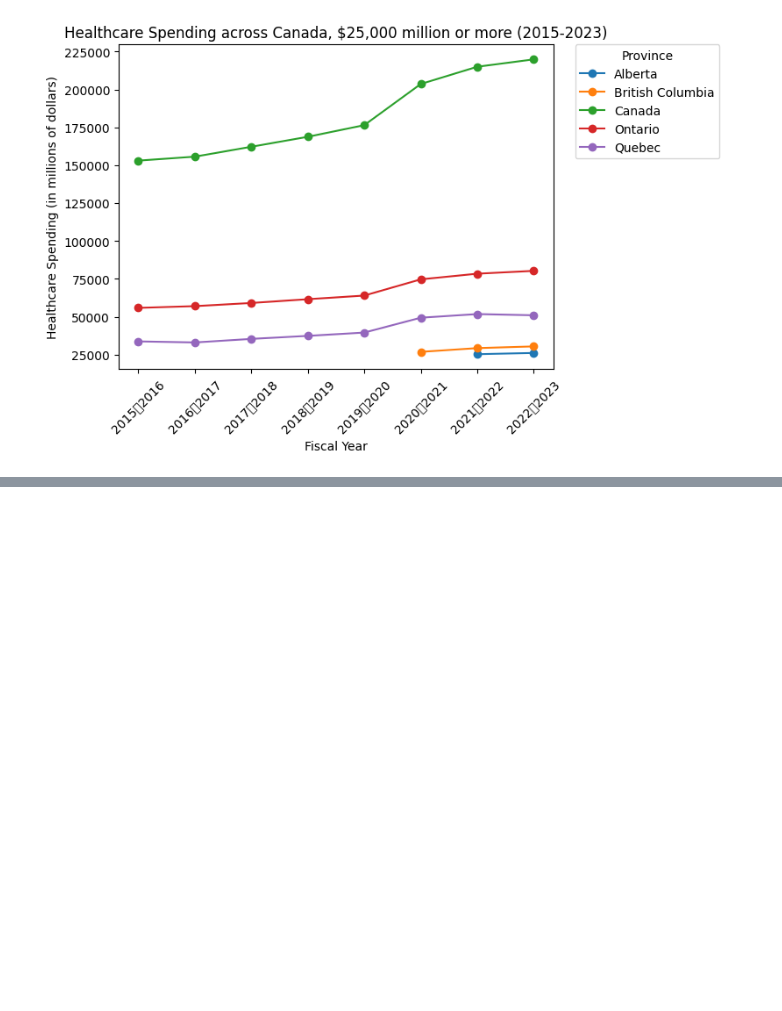
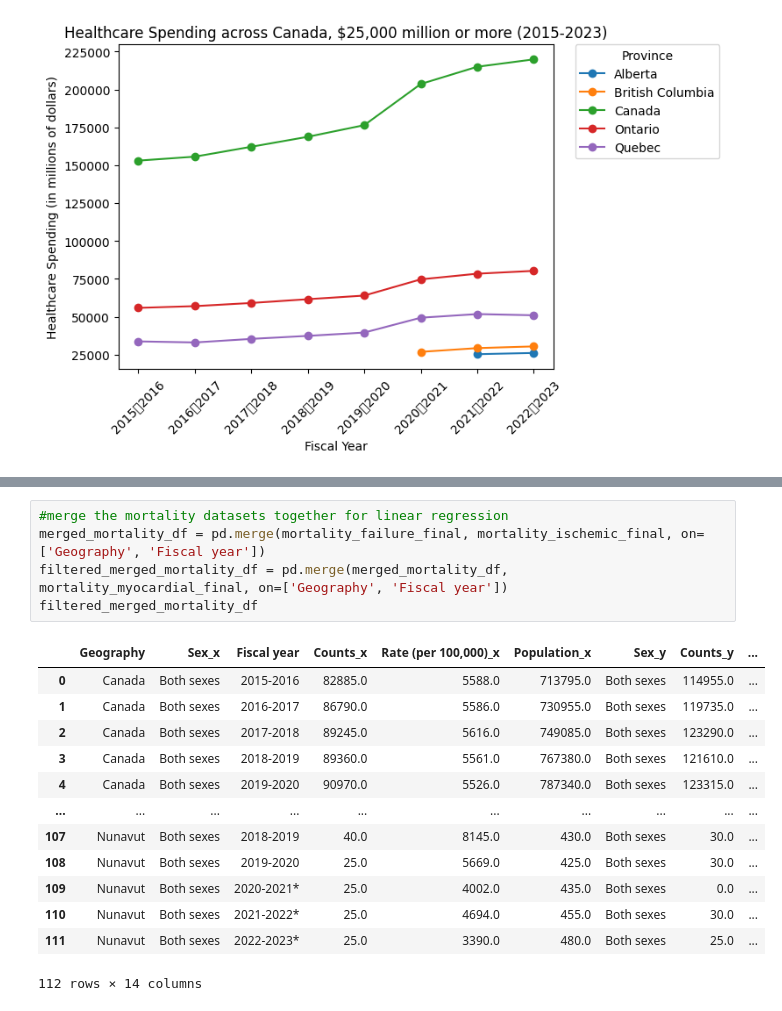
Before and after one commit to MuskanNarwal/Group-Project-3, a Jupyter notebook: Data Cleaning/cleaning.ipynb, the cells around one changed output, grey strips where cells are left out. Drawn from its saved outputs; the diff is of its cells as text; blank space fills up the shorter version.

Commit message:
linear

```diff
--- a/Data Cleaning/cleaning.ipynb
+++ b/Data Cleaning/cleaning.ipynb
@@ -818,0 +865,19 @@ plt.show()
+# %%
+#merge the mortality datasets together for linear regression
+merged_mortality_df = pd.merge(mortality_failure_final, mortality_ischemic_final, on=['Geography', 'Fiscal year'])
+filtered_merged_mortality_df = pd.merge(merged_mortality_df, mortality_myocardial_final, on=['Geography', 'Fiscal year'])
+filtered_merged_mortality_df
+# %% [output]
+|  | Geography | Sex_x | Fiscal year | Counts_x | Rate (per 100,000)_x | Population_x | Sex_y | Counts_y | ... |
+| 0 | Canada | Both sexes | 2015-2016 | 82885.0 | 5588.0 | 713795.0 | Both sexes | 114955.0 | ... |
+| 1 | Canada | Both sexes | 2016-2017 | 86790.0 | 5586.0 | 730955.0 | Both sexes | 119735.0 | ... |
+| 2 | Canada | Both sexes | 2017-2018 | 89245.0 | 5616.0 | 749085.0 | Both sexes | 123290.0 | ... |
+| 3 | Canada | Both sexes | 2018-2019 | 89360.0 | 5561.0 | 767380.0 | Both sexes | 121610.0 | ... |
+| 4 | Canada | Both sexes | 2019-2020 | 90970.0 | 5526.0 | 787340.0 | Both sexes | 123315.0 | ... |
+| ... | ... | ... | ... | ... | ... | ... | ... | ... | ... |
+| 107 | Nunavut | Both sexes | 2018-2019 | 40.0 | 8145.0 | 430.0 | Both sexes | 30.0 | ... |
+| 108 | Nunavut | Both sexes | 2019-2020 | 25.0 | 5669.0 | 425.0 | Both sexes | 30.0 | ... |
+| 109 | Nunavut | Both sexes | 2020-2021* | 25.0 | 4002.0 | 435.0 | Both sexes | 0.0 | ... |
+| 110 | Nunavut | Both sexes | 2021-2022* | 25.0 | 4694.0 | 455.0 | Both sexes | 30.0 | ... |
+| 111 | Nunavut | Both sexes | 2022-2023* | 25.0 | 3390.0 | 480.0 | Both sexes | 25.0 | ... |
+112 rows × 14 columns
```
Also changed, not shown: parts of 4 cells of this notebook, 4 other files.
